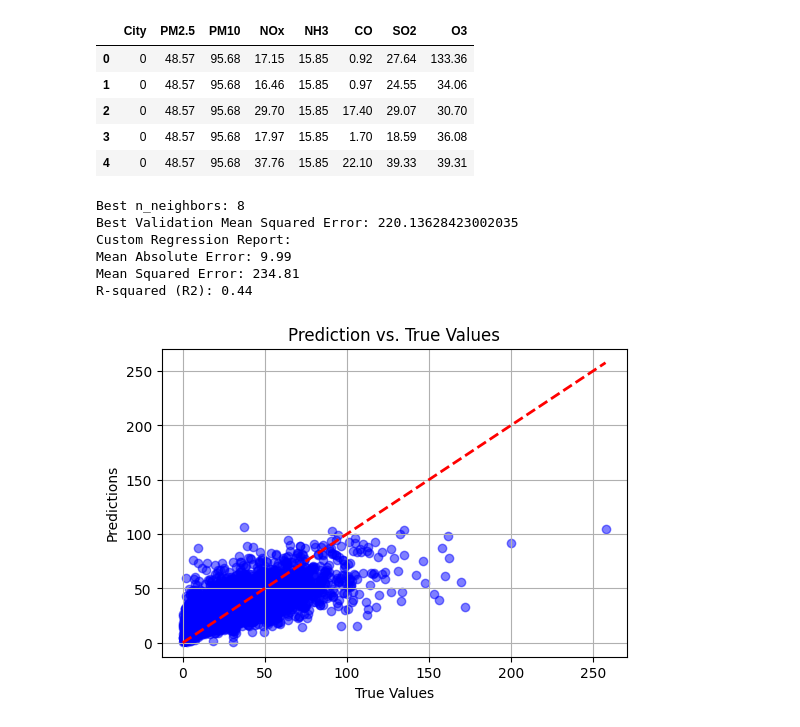
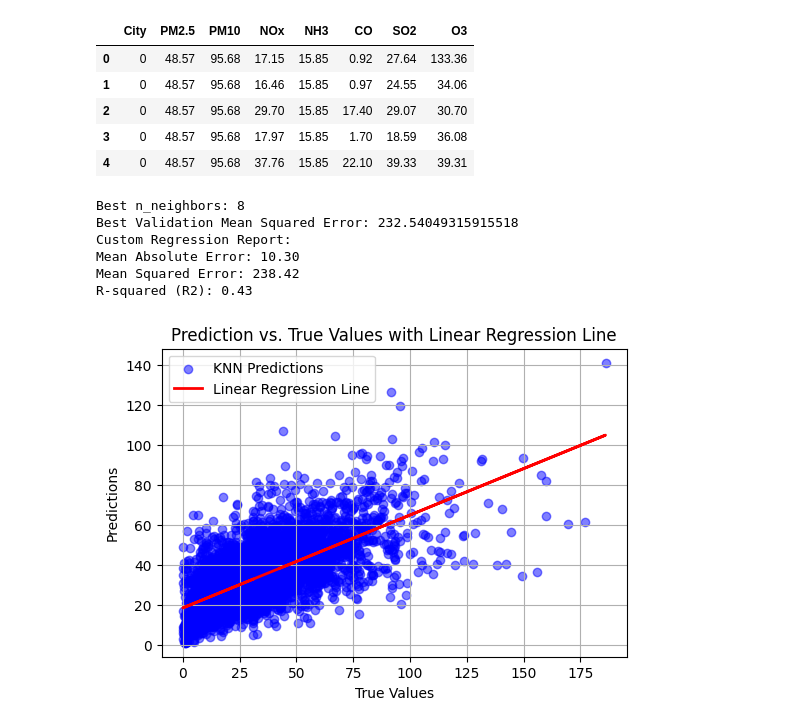
Before and after one commit to costpetrides/NOx-Ozone-Relationship-Modeling-with-ML, a Jupyter notebook: KNN.ipynb, the cells around one changed output. Saved outputs shown, nothing was run; the diff lists cells and outputs as text; code cells hidden in the pictures.

```diff
--- a/KNN.ipynb
+++ b/KNN.ipynb
@@ -21,10 +21,10 @@ import numpy as np
 import pandas as pd
 import matplotlib.pyplot as plt
 from sklearn.preprocessing import StandardScaler
-from sklearn.model_selection import train_test_split
+from sklearn.model_selection import train_test_split, GridSearchCV
 from sklearn.neighbors import KNeighborsRegressor
 from sklearn.metrics import mean_absolute_error, mean_squared_error, r2_score
-from joblib import Parallel, delayed
+from sklearn.linear_model import LinearRegression
 
 # Shuffle and split data
 df = df.sample(frac=1, random_state=42).reset_index(drop=True)
@@ -40,57 +40,57 @@ def preprocess_data(dataframe):
 train_x, train_y = preprocess_data(train)
 valid_x, valid_y = preprocess_data(valid)
 test_x, test_y = preprocess_data(test)
 
 # Standardize features
 scaler = StandardScaler()
 train_x = scaler.fit_transform(train_x)
 valid_x = scaler.transform(valid_x)
 test_x = scaler.transform(test_x)
 
-# Define and evaluate model
-def train_and_evaluate(n_neighbors, train_x, train_y, valid_x, valid_y):
-    model = KNeighborsRegressor(n_neighbors=n_neighbors)
-    valid_pred_y = model.fit(train_x, train_y).predict(valid_x)
-    mse = mean_squared_error(valid_y, valid_pred_y)
-    return n_neighbors, mse
+# Define and tune model using GridSearchCV
+param_grid = {'n_neighbors': range(1, 21)}
+knn = KNeighborsRegressor()
+grid_search = GridSearchCV(knn, param_grid, cv=5, scoring='neg_mean_squared_error', n_jobs=-1)
+grid_search.fit(train_x, train_y)
 
-neighbors_range = range(1, 21)
-results = Parallel(n_jobs=-1)(
-    delayed(train_and_evaluate)(n_neighbors, train_x, train_y, valid_x, valid_y)
-    for n_neighbors in neighbors_range
-)
+# Best parameters and model
+best_n_neighbors = grid_search.best_params_['n_neighbors']
+best_knn_model = grid_search.best_estimator_
 
-best_n_neighbors, best_mse = min(results, key=lambda x: x[1])
-print("Best n_neighbors:", best_n_neighbors)
-print("Best Validation Mean Squared Error:", best_mse)
-
-# Train final model
-Knn_model = KNeighborsRegressor(n_neighbors=best_n_neighbors)
-Knn_model.fit(train_x, train_y)
+print(f"Best n_neighbors: {best_n_neighbors}")
+print(f"Best Validation Mean Squared Error: {-grid_search.best_score_}")
 
 # Predict and evaluate on test set
-pred_y = Knn_model.predict(test_x)
+pred_y = best_knn_model.predict(test_x)
 mae = mean_absolute_error(test_y, pred_y)
 mse = mean_squared_error(test_y, pred_y)
 r2 = r2_score(test_y, pred_y)
 
 print("Custom Regression Report:")
 print(f"Mean Absolute Error: {mae:.2f}")
 print(f"Mean Squared Error: {mse:.2f}")
 print(f"R-squared (R2): {r2:.2f}")
+
+# Fit a linear regression model for plotting
+lin_reg = LinearRegression()
+lin_reg.fit(test_y.reshape(-1, 1), pred_y)
+pred_line = lin_reg.predict(test_y.reshape(-1, 1))
+
+# Plotting
 plt.figure(figsize=(6, 4))
-plt.scatter(test_y, pred_y, alpha=0.5, color='blue')
-plt.plot([min(test_y), max(test_y)], [min(test_y), max(test_y)], 'r--', linewidth=2)
+plt.scatter(test_y, pred_y, alpha=0.5, color='blue', label='KNN Predictions')
+plt.plot(test_y, pred_line, color='red', linewidth=2, label='Linear Regression Line')
 plt.xlabel('True Values')
 plt.ylabel('Predictions')
-plt.title('Prediction vs. True Values')
+plt.title('Prediction vs. True Values with Linear Regression Line')
+plt.legend()
 plt.grid(True)
 plt.show()
 # %% [output]
 Best n_neighbors: 8
-Best Validation Mean Squared Error: 220.13628423002035
+Best Validation Mean Squared Error: 232.54049315915518
 Custom Regression Report:
-Mean Absolute Error: 9.99
-Mean Squared Error: 234.81
-R-squared (R2): 0.44
+Mean Absolute Error: 10.30
+Mean Squared Error: 238.42
+R-squared (R2): 0.43
-[figure, old version]
+[figure, new version]
```
